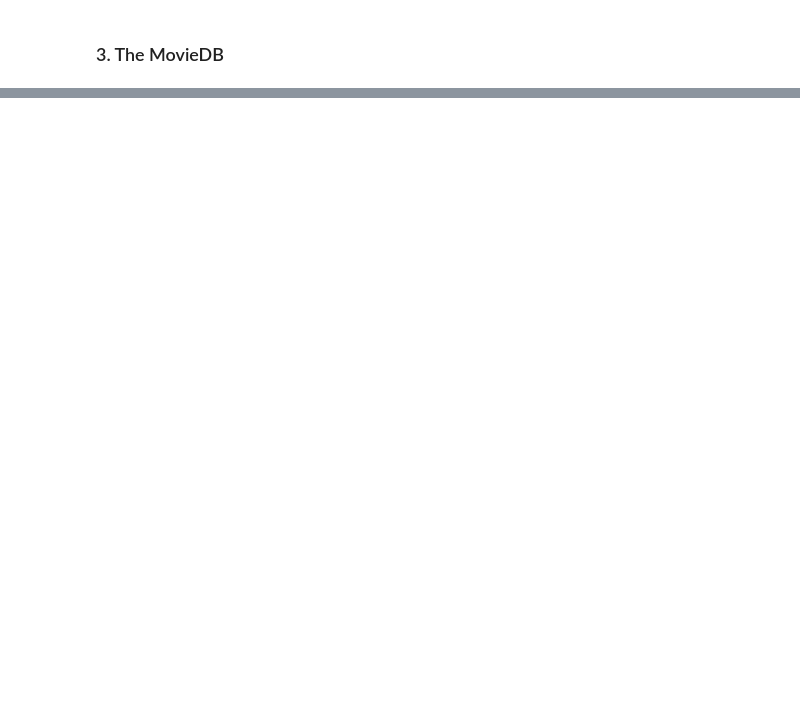
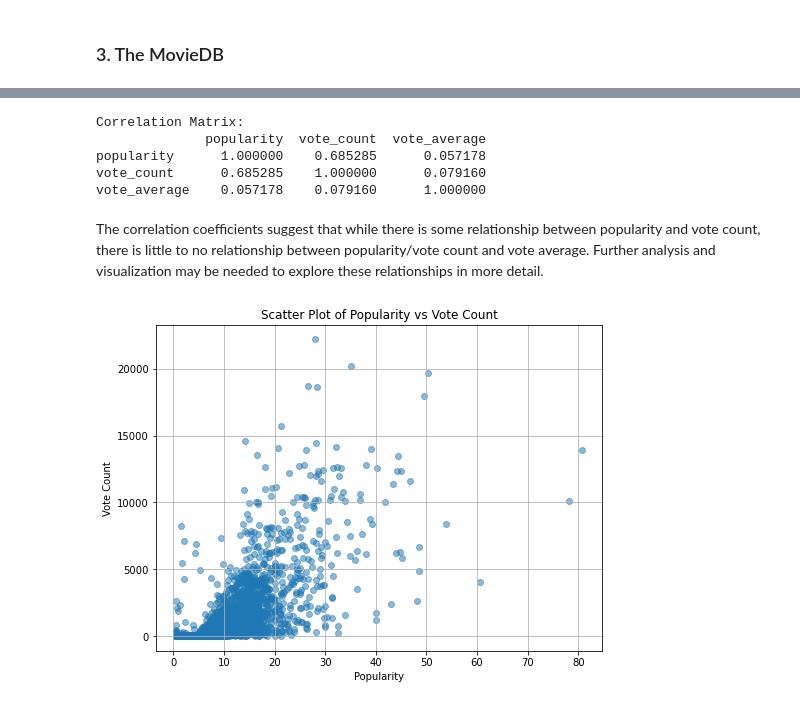
Before and after one commit to Iankip8/dsc-phase-1-project-v2-4, a Jupyter notebook: student.ipynb, the cells around one changed output, grey strips where cells are left out. Cells and saved outputs as stored; diff of their text form; code cells hidden in the pictures; blank space fills up the shorter version.

```diff
--- a/student.ipynb
+++ b/student.ipynb
@@ -814,0 +919,6 @@ The insights gained from the three plots—bar, box, and line—offer invaluable
+# %%
+# Drop duplicate rows based on the 'id' column
+themoviedb_df.drop_duplicates(subset='id', inplace=True)
+
+# Display the DataFrame after dropping duplicates
+print(themoviedb_df)
@@ -814,0 +994,32 @@ The insights gained from the three plots—bar, box, and line—offer invaluable
+# %%
+numerical_columns = ['popularity', 'vote_count', 'vote_average']
+
+# Compute correlation matrix
+correlation_matrix = themoviedb_df[numerical_columns].corr()
+
+# Print correlation matrix
+print("Correlation Matrix:")
+print(correlation_matrix)
+# %% [output]
+Correlation Matrix:
+              popularity  vote_count  vote_average
+popularity      1.000000    0.685285      0.057178
+vote_count      0.685285    1.000000      0.079160
+vote_average    0.057178    0.079160      1.000000
+# %% [markdown]
+The correlation coefficients suggest that while there is some relationship between popularity and vote count, there is little to no relationship between popularity/vote count and vote average. Further analysis and visualization may be needed to explore these relationships in more detail.
+# %%
+
+x = themoviedb_df['popularity']
+y = themoviedb_df['vote_count']
+
+# Create scatter plot
+plt.figure(figsize=(8, 6))
+plt.scatter(x, y, alpha=0.5)  # Set alpha to adjust transparency
+plt.title('Scatter Plot of Popularity vs Vote Count')
+plt.xlabel('Popularity')
+plt.ylabel('Vote Count')
+plt.grid(True)
+plt.show()
+# %% [output]
+[figure, added]
```
Also changed, not shown: parts of 42 cells of this notebook.
